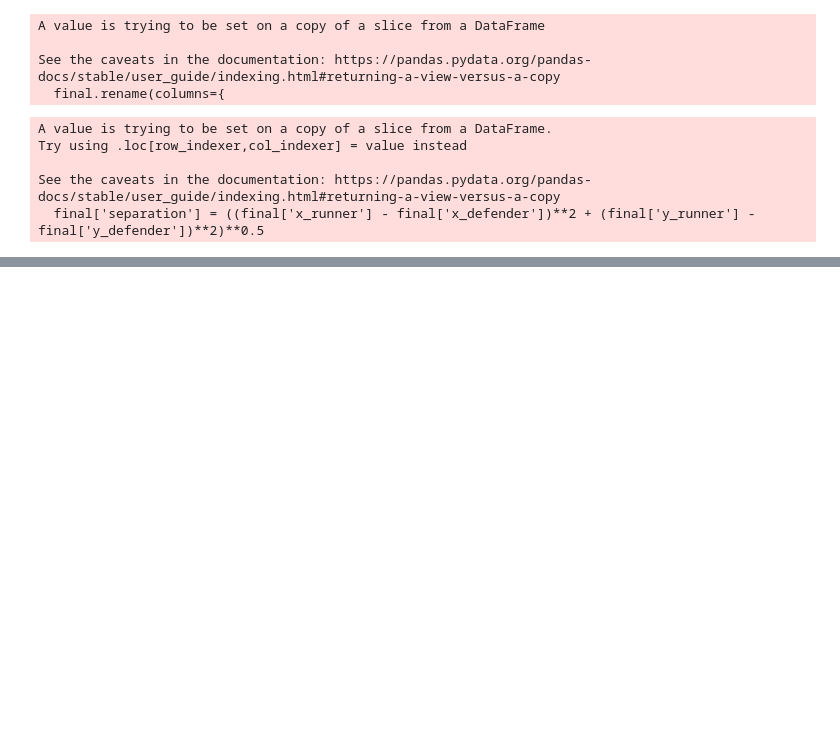
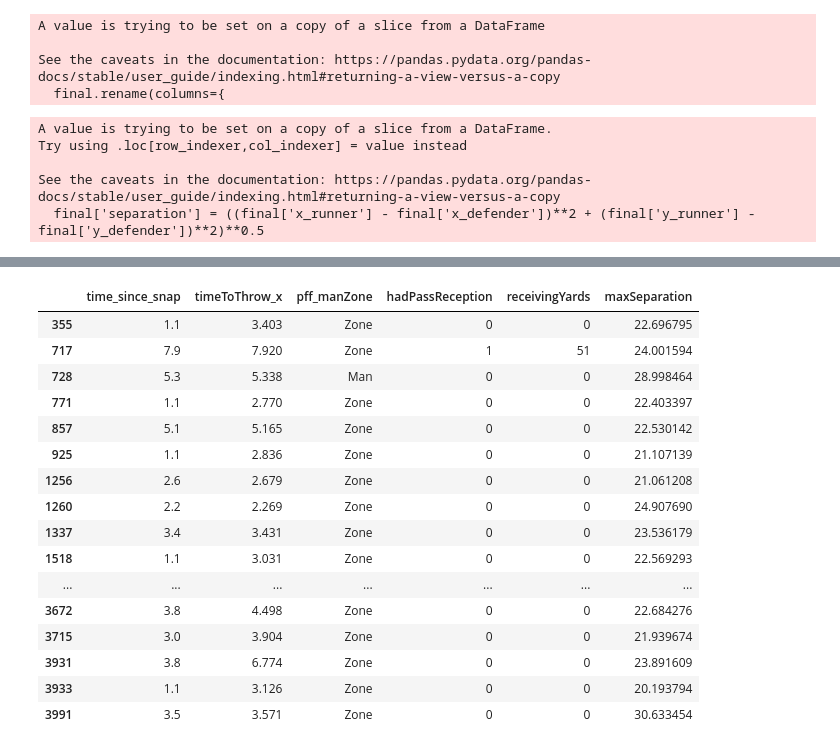
Before and after one commit to rohitbh7/nfl, a Jupyter notebook: submission.ipynb, the cells around one changed output, grey strips where cells are left out. Cells and saved outputs as stored; diff of their text form; code cells hidden in the pictures; blank space fills up the shorter version.

```diff
--- a/submission.ipynb
+++ b/submission.ipynb
@@ -306,0 +356,20 @@ week1
+# %%
+week1.loc[week1['maxSeparation'] > 20, ['time_since_snap', 'timeToThrow_x', 'pff_manZone','hadPassReception', 'receivingYards', 'maxSeparation']]
+# %% [output]
+|  | time_since_snap | timeToThrow_x | pff_manZone | hadPassReception | receivingYards | maxSeparation |
+| 355 | 1.1 | 3.403 | Zone | 0 | 0 | 22.696795 |
+| 717 | 7.9 | 7.920 | Zone | 1 | 51 | 24.001594 |
+| 728 | 5.3 | 5.338 | Man | 0 | 0 | 28.998464 |
+| 771 | 1.1 | 2.770 | Zone | 0 | 0 | 22.403397 |
+| 857 | 5.1 | 5.165 | Zone | 0 | 0 | 22.530142 |
+| 925 | 1.1 | 2.836 | Zone | 0 | 0 | 21.107139 |
+| 1256 | 2.6 | 2.679 | Zone | 0 | 0 | 21.061208 |
+| 1260 | 2.2 | 2.269 | Zone | 0 | 0 | 24.907690 |
+| 1337 | 3.4 | 3.431 | Zone | 0 | 0 | 23.536179 |
+| 1518 | 1.1 | 3.031 | Zone | 0 | 0 | 22.569293 |
+| ... | ... | ... | ... | ... | ... | ... |
+| 3672 | 3.8 | 4.498 | Zone | 0 | 0 | 22.684276 |
+| 3715 | 3.0 | 3.904 | Zone | 0 | 0 | 21.939674 |
+| 3931 | 3.8 | 6.774 | Zone | 0 | 0 | 23.891609 |
+| 3933 | 1.1 | 3.126 | Zone | 0 | 0 | 20.193794 |
+| 3991 | 3.5 | 3.571 | Zone | 0 | 0 | 30.633454 |
```
Also changed, not shown: parts of 14 cells of this notebook.
